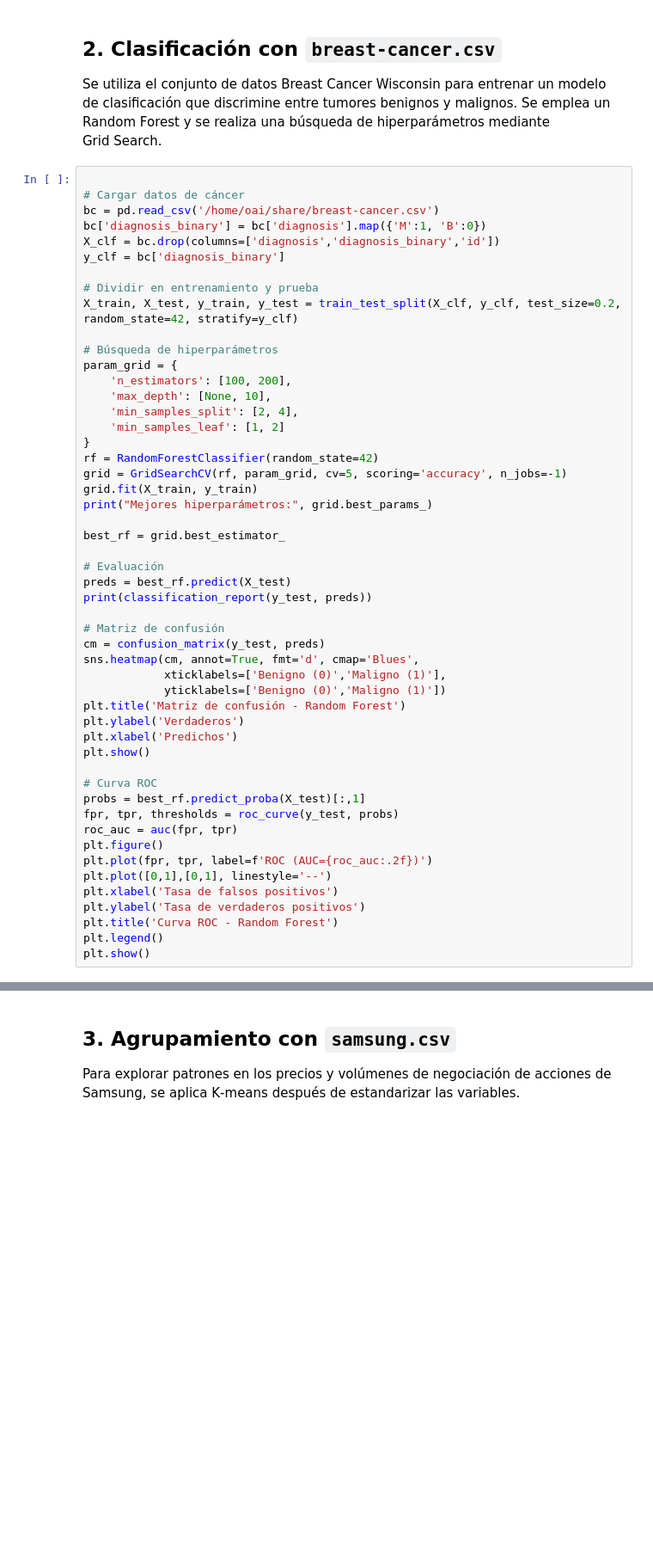
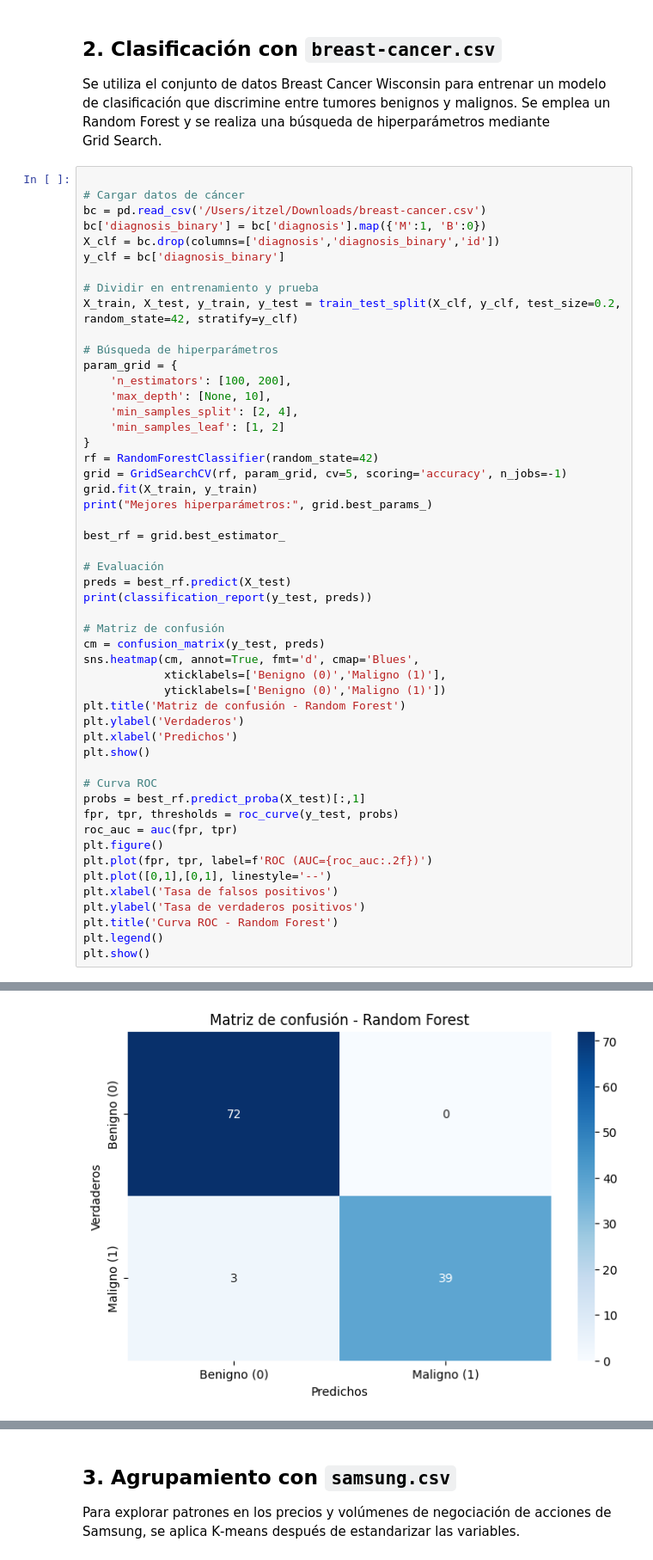
Before and after one commit to DekiruST/analisis-2a-evaluacion-SA, a Jupyter notebook: sa.ipynb, the cells around one changed output, grey strips where cells are left out. Shown at 86% size. Drawn from its saved outputs; the diff is of its cells as text; blank space fills up the shorter version.

```diff
--- a/sa.ipynb
+++ b/sa.ipynb
@@ -63,7 +67,7 @@ Se utiliza el conjunto de datos Breast Cancer Wisconsin para entrenar un model
 # %%
 
 # Cargar datos de cáncer
-bc = pd.read_csv('/home/oai/share/breast-cancer.csv')
+bc = pd.read_csv('/Users/itzel/Downloads/breast-cancer.csv')
 bc['diagnosis_binary'] = bc['diagnosis'].map({'M':1, 'B':0})
 X_clf = bc.drop(columns=['diagnosis','diagnosis_binary','id'])
 y_clf = bc['diagnosis_binary']
@@ -111,3 +115,4 @@ plt.ylabel('Tasa de verdaderos positivos')
 plt.title('Curva ROC - Random Forest')
 plt.legend()
 plt.show()
+# %% [output]
@@ -113,0 +128 @@ plt.show()
+[figure, added]
```
Also changed, not shown: parts of 9 cells of this notebook.
